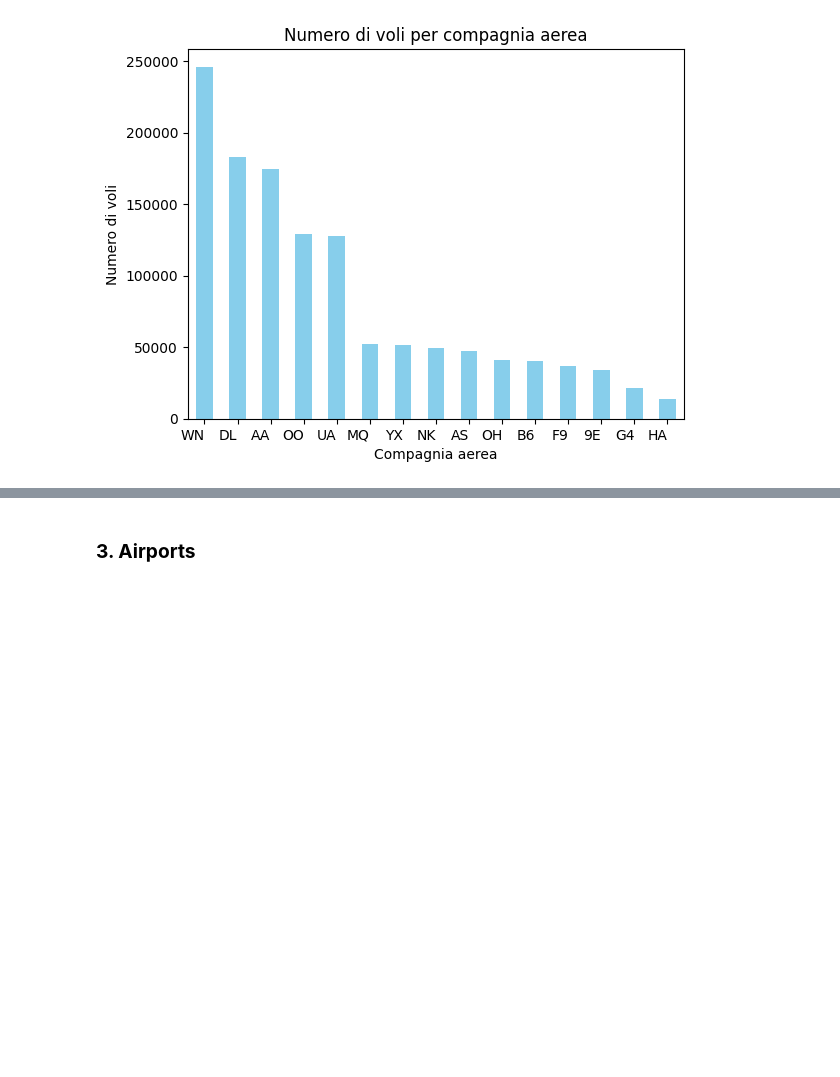
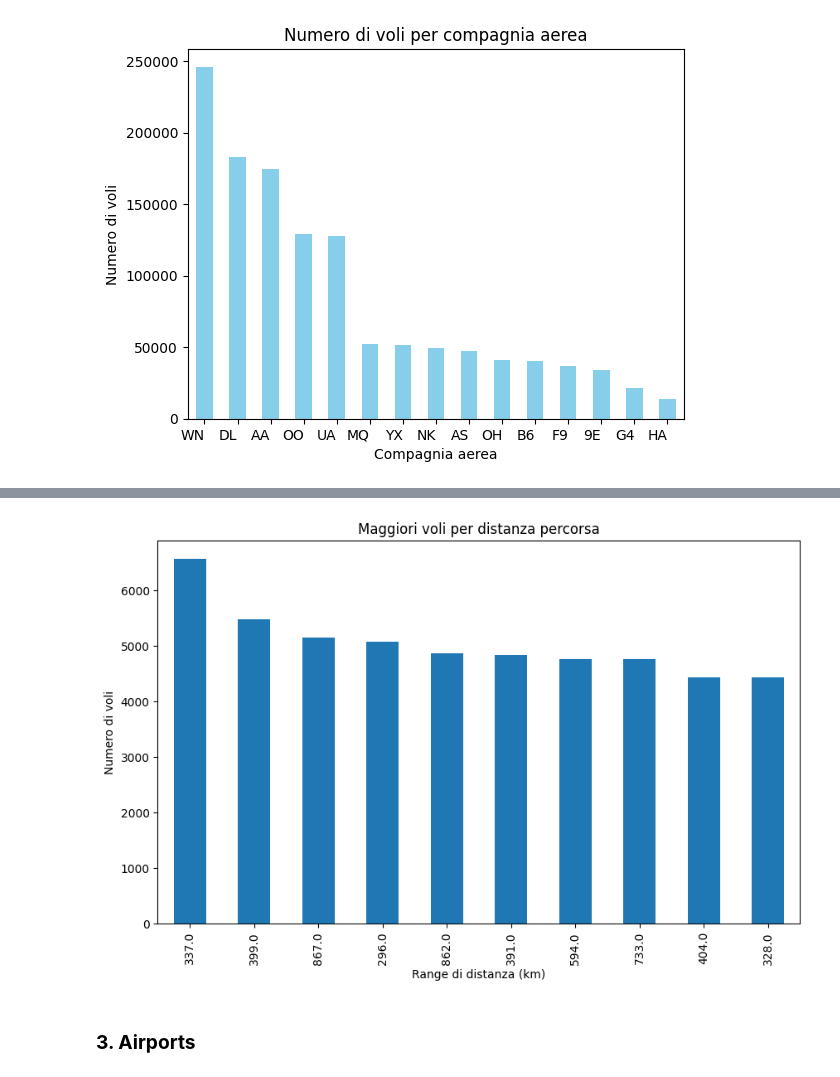
Before and after one commit to ZY-UNIVERSITA/Progetto-Big-Data, a Jupyter notebook: Airport 2 - General analysis.ipynb, the cells around one changed output, grey strips where cells are left out. Cells and saved outputs as stored; diff of their text form; code cells hidden in the pictures; blank space fills up the shorter version.

```diff
--- a/Airport 2 - General analysis.ipynb
+++ b/Airport 2 - General analysis.ipynb
@@ -254,0 +273,3 @@ plt.show()
+# %%
+distance_group = df.groupby("DISTANCE")["FLIGHTS"].sum().sort_values(ascending=False).nlargest(10)
+distance_group
@@ -255,3 +290,15 @@ plt.show()
+# %%
+# Bar plot
+plt.figure(figsize=(10, 6))
+
+distance_group.plot(kind="bar")
+
+plt.xlabel('Range di distanza (km)')
+plt.ylabel('Numero di voli')
+plt.title('Maggiori voli per distanza percorsa')
+plt.show()
+# %% [output]
+[figure, added]
 # %% [markdown]
 ### **3. Airports**
 # %% [markdown]
```
Also changed, not shown: parts of 4 cells of this notebook.
